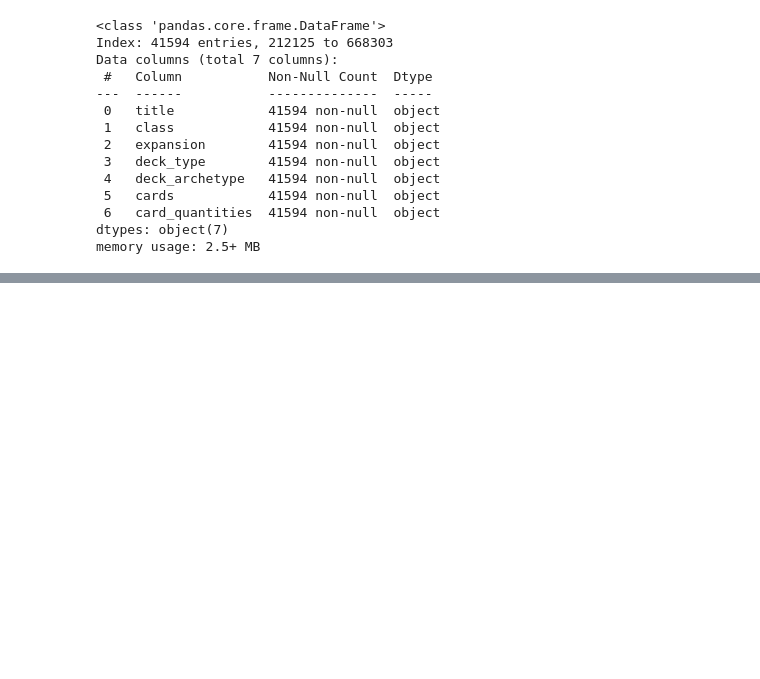
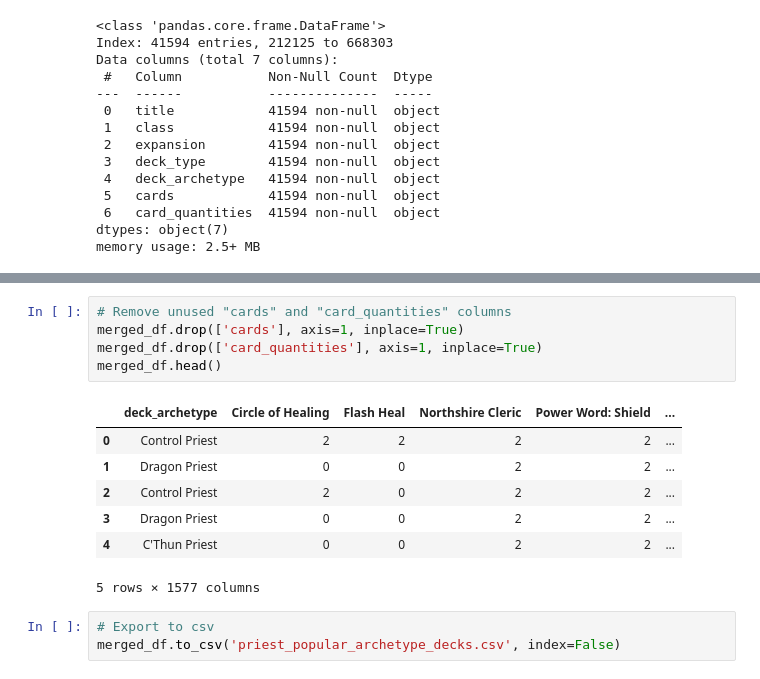
Before and after one commit to Varadiell/alyra-hearthstone-companion, a Jupyter notebook: analysis.ipynb, the cells around one changed output, grey strips where cells are left out. Saved outputs shown, nothing was run; the diff lists cells and outputs as text; blank space fills up the shorter version.

```diff
--- a/analysis.ipynb
+++ b/analysis.ipynb
@@ -329,0 +345,16 @@ vectorized_df.head()
+# %%
+# Remove unused "cards" and "card_quantities" columns
+merged_df.drop(['cards'], axis=1, inplace=True)
+merged_df.drop(['card_quantities'], axis=1, inplace=True)
+merged_df.head()
+# %% [output]
+|  | deck_archetype | Circle of Healing | Flash Heal | Northshire Cleric | Power Word: Shield | ... |
+| 0 | Control Priest | 2 | 2 | 2 | 2 | ... |
+| 1 | Dragon Priest | 0 | 0 | 2 | 2 | ... |
+| 2 | Control Priest | 2 | 0 | 2 | 2 | ... |
+| 3 | Dragon Priest | 0 | 0 | 2 | 2 | ... |
+| 4 | C'Thun Priest | 0 | 0 | 2 | 2 | ... |
+5 rows × 1577 columns
+# %%
+# Export to csv
+merged_df.to_csv('priest_popular_archetype_decks.csv', index=False)
```
Also changed, not shown: parts of 6 cells of this notebook.
